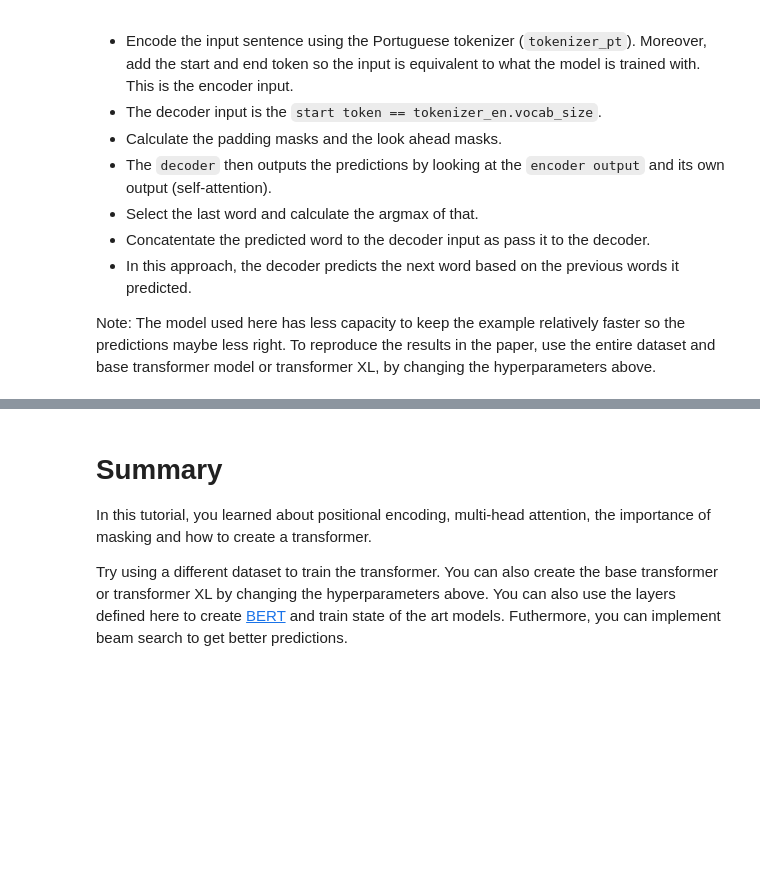
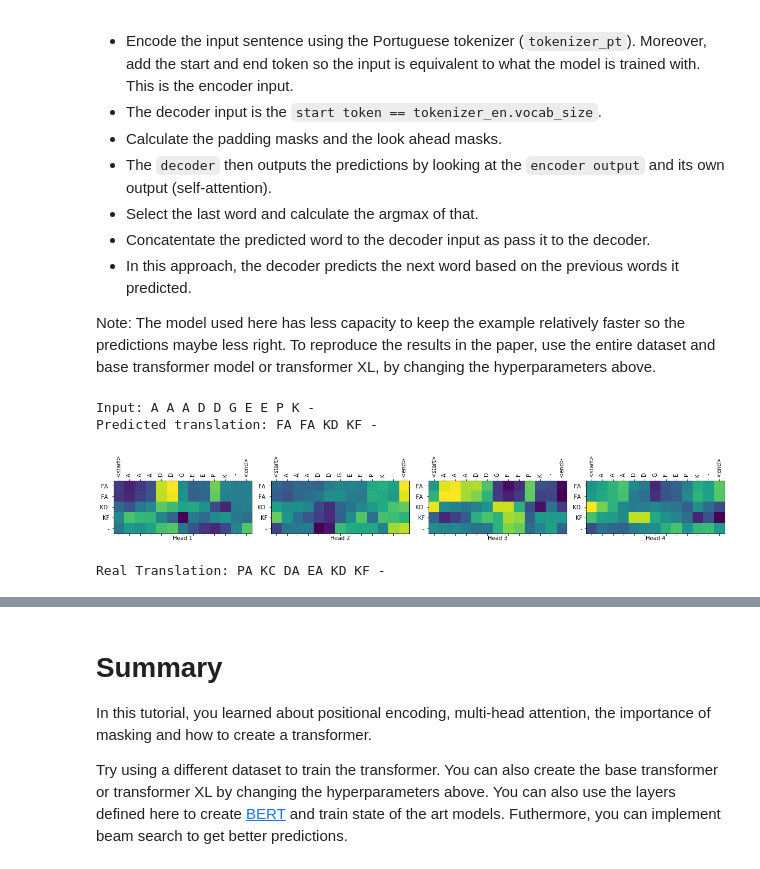
Before and after one commit to mhaseeb123/DeepMSim, a Jupyter notebook: deepMSim.ipynb, the cells around one changed output, grey strips where cells are left out. Saved outputs shown, nothing was run; the diff lists cells and outputs as text; code cells hidden in the pictures; blank space fills up the shorter version.

```diff
--- a/deepMSim.ipynb
+++ b/deepMSim.ipynb
@@ -919,14 +930,15 @@ The values used in the base model of transformer were; *num_layers=6*, *d_model
 
 Note: By changing the values below, you can get the model that achieved state of the art on many tasks.
 # %%
-num_layers = 4
+num_layers = 5
 d_model = 128
 dff = 512
-num_heads = 8
+num_heads = 4
 
 input_vocab_size = tokenizer_pep.vocab_size + 2
 target_vocab_size = tokenizer_ion.vocab_size + 2
 dropout_rate = 0.1
+MAX_LENGTH = 80
 # %% [markdown]
 # Optimizer
 
@@ -1119,16 +1135,16 @@ The following steps are used for evaluation:
 Note: The model used here has less capacity to keep the example relatively faster so the predictions maybe less right. To reproduce the results in the paper, use the entire dataset and base transformer model or transformer XL, by changing the hyperparameters above.
 # %%
 def evaluate(inp_sentence):
-  start_token = [tokenizer_pt.vocab_size]
-  end_token = [tokenizer_pt.vocab_size + 1]
+  start_token = [tokenizer_pep.vocab_size]
+  end_token = [tokenizer_pep.vocab_size + 1]
 
   # inp sentence is portuguese, hence adding the start and end token
-  inp_sentence = start_token + tokenizer_pt.encode(inp_sentence) + end_token
+  inp_sentence = start_token + tokenizer_pep.encode(inp_sentence) + end_token
   encoder_input = tf.expand_dims(inp_sentence, 0)
 
-  # as the target is english, the first word to the transformer should be the
-  # english start token.
-  decoder_input = [tokenizer_en.vocab_size]
+  # as the target is Ions, the first word to the transformer should be the
+  # ions start token.
+  decoder_input = [tokenizer_ion.vocab_size]
   output = tf.expand_dims(decoder_input, 0)
 
   for i in range(MAX_LENGTH):
@@ -1149,7 +1165,7 @@ def evaluate(inp_sentence):
     predicted_id = tf.cast(tf.argmax(predictions, axis=-1), tf.int32)
 
     # return the result if the predicted_id is equal to the end token
-    if predicted_id == tokenizer_en.vocab_size+1:
+    if predicted_id == tokenizer_ion.vocab_size+1:
       return tf.squeeze(output, axis=0), attention_weights
 
     # concatentate the predicted_id to the output which is given to the decoder
@@ -1161,7 +1177,7 @@ def evaluate(inp_sentence):
 def plot_attention_weights(attention, sentence, result, layer):
   fig = plt.figure(figsize=(16, 8))
 
-  sentence = tokenizer_pt.encode(sentence)
+  sentence = tokenizer_pep.encode(sentence)
 
   attention = tf.squeeze(attention[layer], axis=0)
 
@@ -1179,11 +1195,11 @@ def plot_attention_weights(attention, sentence, result, layer):
     ax.set_ylim(len(result)-1.5, -0.5)
 
     ax.set_xticklabels(
-        ['<start>']+[tokenizer_pt.decode([i]) for i in sentence]+['<end>'],
+        ['<start>']+[tokenizer_pep.decode([i]) for i in sentence]+['<end>'],
         fontdict=fontdict, rotation=90)
 
-    ax.set_yticklabels([tokenizer_en.decode([i]) for i in result
-                        if i < tokenizer_en.vocab_size],
+    ax.set_yticklabels([tokenizer_ion.decode([i]) for i in result
+                        if i < tokenizer_ion.vocab_size],
                        fontdict=fontdict)
 
     ax.set_xlabel('Head {}'.format(head+1))
@@ -1194,11 +1210,19 @@ def plot_attention_weights(attention, sentence, result, layer):
 def translate(sentence, plot=''):
   result, attention_weights = evaluate(sentence)
 
-  predicted_sentence = tokenizer_en.decode([i for i in result
-                                            if i < tokenizer_en.vocab_size])
+  predicted_sentence = tokenizer_ion.decode([i for i in result
+                                            if i < tokenizer_ion.vocab_size])
 
   print('Input: {}'.format(sentence))
   print('Predicted translation: {}'.format(predicted_sentence))
 
   if plot:
     plot_attention_weights(attention_weights, sentence, result, plot)
+# %%
+translate("A A A D D G E E P K -", plot='decoder_layer4_block2')
+print('Real Translation: PA KC DA EA KD KF -')
+# %% [output]
+Input: A A A D D G E E P K -
+Predicted translation: FA FA KD KF -
+[figure, added]
+Real Translation: PA KC DA EA KD KF -
```
Also changed, not shown: parts of 20 cells of this notebook.
